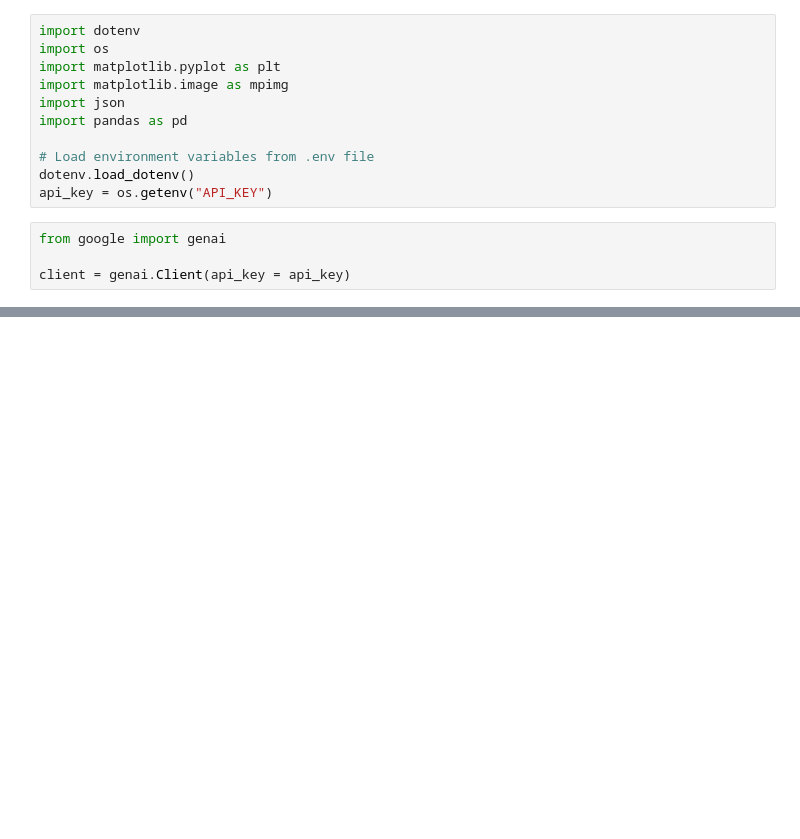
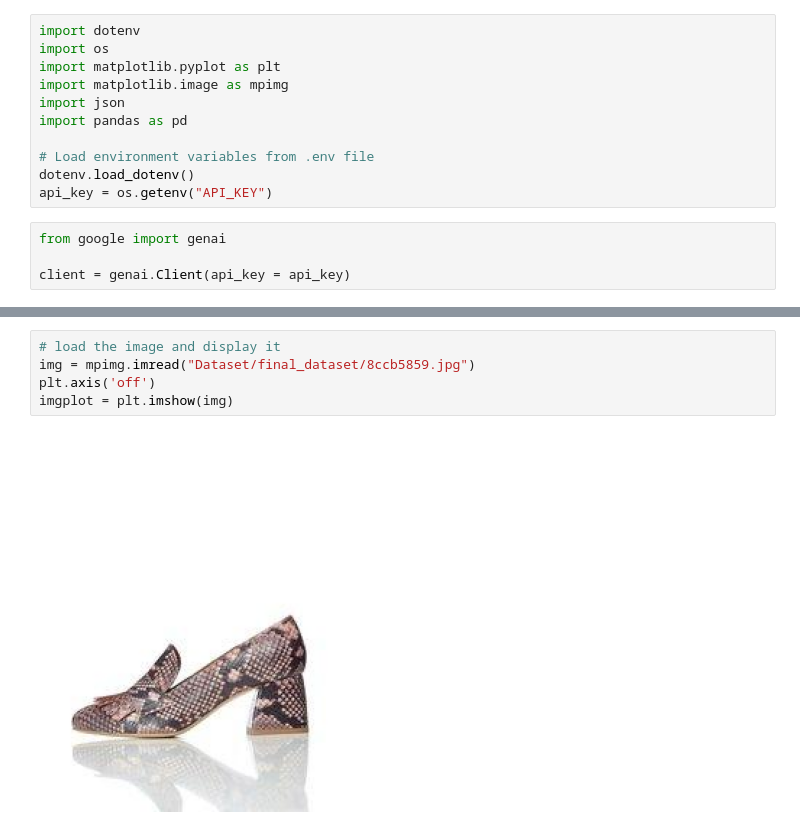
Before and after one commit to nathanmathewv/Multimodal-VQA, a Jupyter notebook: make_vqa.ipynb, the cells around one changed output, grey strips where cells are left out. Saved outputs shown, nothing was run; the diff lists cells and outputs as text; blank space fills up the shorter version.

Commit message:
Preparing VQA Dataset

```diff
--- a/make_vqa.ipynb
+++ b/make_vqa.ipynb
@@ -141,0 +185,7 @@ Here are some question-answer pairs based on the image and metadata:
+# %%
+# load the image and display it
+img = mpimg.imread("Dataset/final_dataset/8ccb5859.jpg")
+plt.axis('off')
+imgplot = plt.imshow(img)
+# %% [output]
+[figure, added]
```
Also changed, not shown: parts of 17 cells of this notebook.
